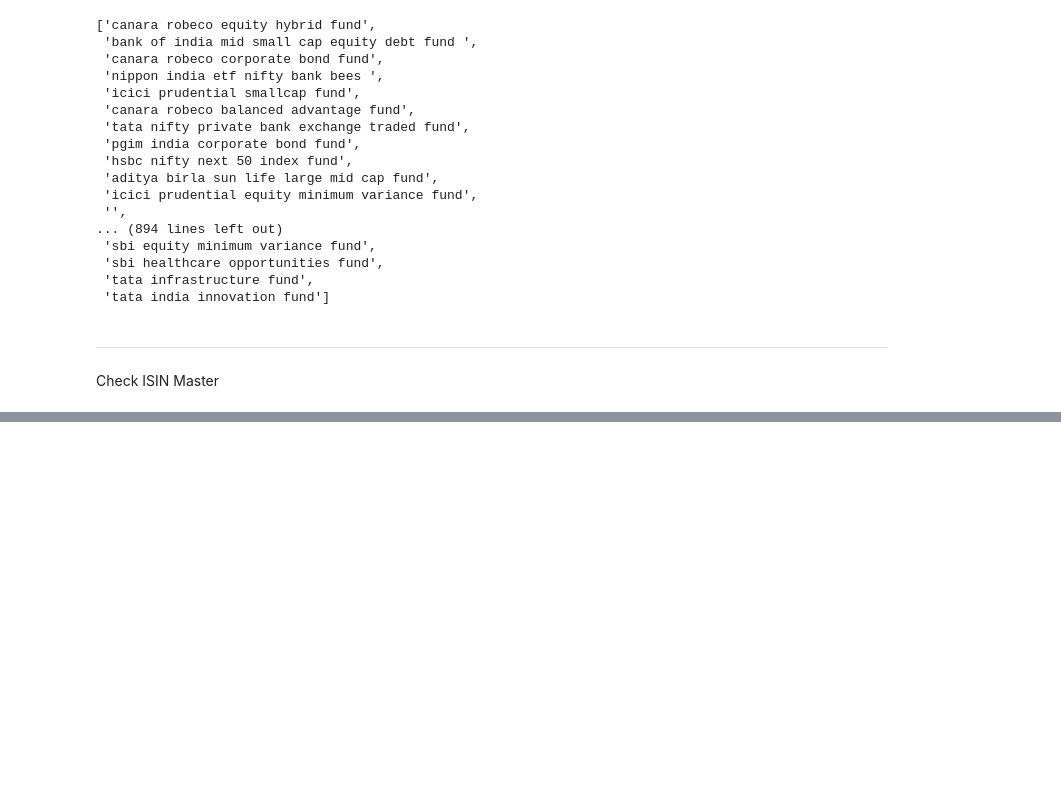
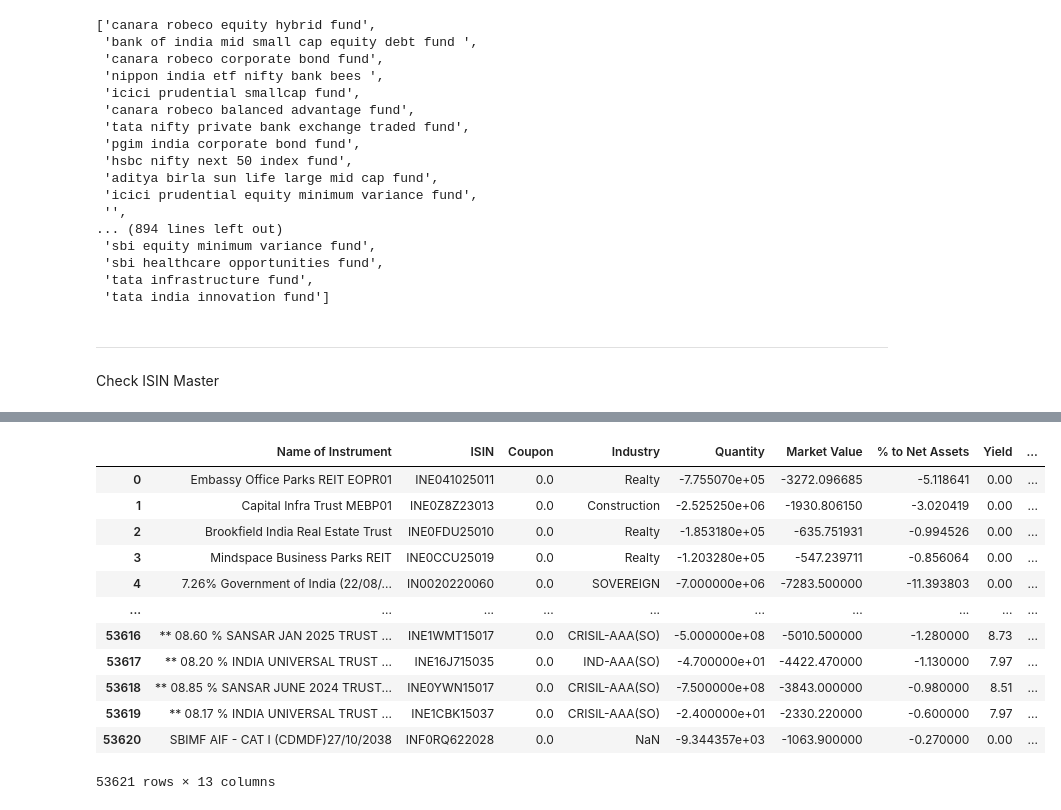
Before and after one commit to vaibhaVishwakarma/AssetManagmentCompanyParser, a Jupyter notebook: testscheme.ipynb, the cells around one changed output, grey strips where cells are left out. Saved outputs shown, nothing was run; the diff lists cells and outputs as text; code cells hidden in the pictures; blank space fills up the shorter version.

```diff
--- a/testscheme.ipynb
+++ b/testscheme.ipynb
@@ -186,0 +216,4 @@ PPFAS_MF        6       6
+# %%
+neg_idxs = prt_data[(prt_data.iloc[:, 4:7] <= 0).all(axis=1)].index.tolist()
+# %%
+prt_data.loc[neg_idxs, prt_data.columns[4:7]] *= -1
@@ -186,0 +224,16 @@ PPFAS_MF        6       6
+# %%
+prt_data
+# %% [output]
+|  | Name of Instrument | ISIN | Coupon | Industry | Quantity | Market Value | % to Net Assets | Yield | ... |
+| 0 | Embassy Office Parks REIT EOPR01 | INE041025011 | 0.0 | Realty | -7.755070e+05 | -3272.096685 | -5.118641 | 0.00 | ... |
+| 1 | Capital Infra Trust MEBP01 | INE0Z8Z23013 | 0.0 | Construction | -2.525250e+06 | -1930.806150 | -3.020419 | 0.00 | ... |
+| 2 | Brookfield India Real Estate Trust | INE0FDU25010 | 0.0 | Realty | -1.853180e+05 | -635.751931 | -0.994526 | 0.00 | ... |
+| 3 | Mindspace Business Parks REIT | INE0CCU25019 | 0.0 | Realty | -1.203280e+05 | -547.239711 | -0.856064 | 0.00 | ... |
+| 4 | 7.26% Government of India (22/08/... | IN0020220060 | 0.0 | SOVEREIGN | -7.000000e+06 | -7283.500000 | -11.393803 | 0.00 | ... |
+| ... | ... | ... | ... | ... | ... | ... | ... | ... | ... |
+| 53616 | ** 08.60 % SANSAR JAN 2025 TRUST ... | INE1WMT15017 | 0.0 | CRISIL-AAA(SO) | -5.000000e+08 | -5010.500000 | -1.280000 | 8.73 | ... |
+| 53617 | ** 08.20 % INDIA UNIVERSAL TRUST ... | INE16J715035 | 0.0 | IND-AAA(SO) | -4.700000e+01 | -4422.470000 | -1.130000 | 7.97 | ... |
+| 53618 | ** 08.85 % SANSAR JUNE 2024 TRUST... | INE0YWN15017 | 0.0 | CRISIL-AAA(SO) | -7.500000e+08 | -3843.000000 | -0.980000 | 8.51 | ... |
+| 53619 | ** 08.17 % INDIA UNIVERSAL TRUST ... | INE1CBK15037 | 0.0 | CRISIL-AAA(SO) | -2.400000e+01 | -2330.220000 | -0.600000 | 7.97 | ... |
+| 53620 | SBIMF AIF - CAT I (CDMDF)27/10/2038 | INF0RQ622028 | 0.0 | NaN | -9.344357e+03 | -1063.900000 | -0.270000 | 0.00 | ... |
+53621 rows × 13 columns
```
Also changed, not shown: parts of 11 cells of this notebook, 5 other files.
